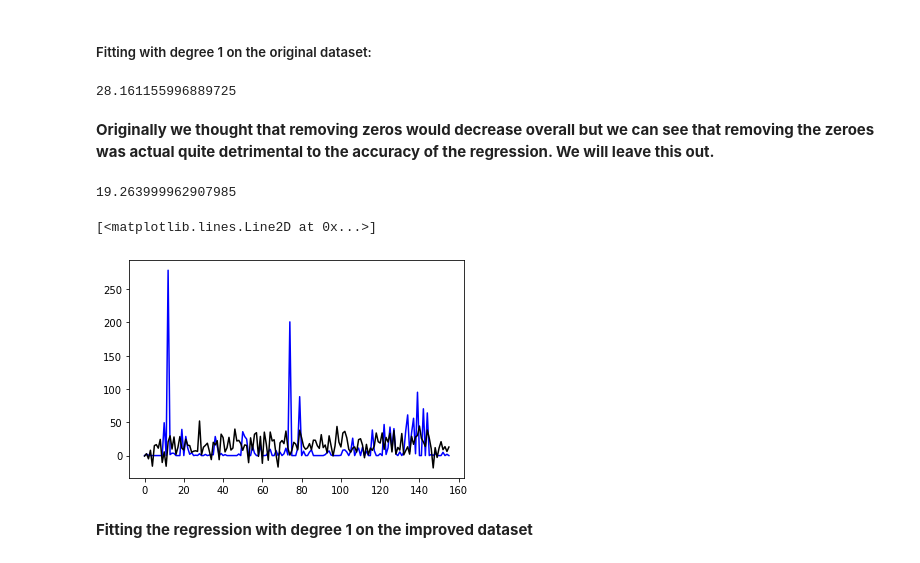
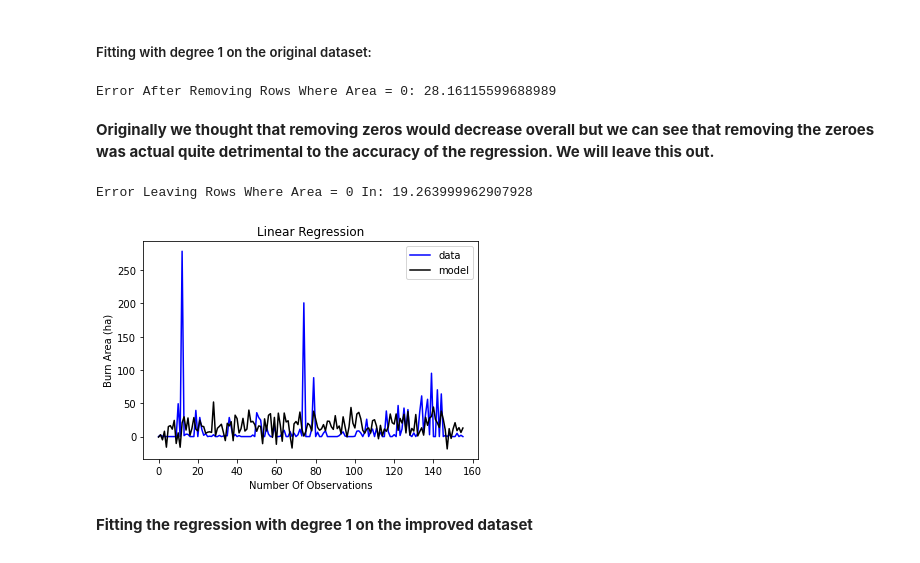
Before and after one commit to CrepeTown/ForestFireBurnAreaPrediction, a Jupyter notebook: Forest Fire Burn Area Prediction - CS345 Final Project.ipynb, the cells around one changed output. Saved outputs shown, nothing was run; the diff lists cells and outputs as text; code cells hidden in the pictures.

```diff
--- a/Forest Fire Burn Area Prediction - CS345 Final Project.ipynb
+++ b/Forest Fire Burn Area Prediction - CS345 Final Project.ipynb
@@ -91,9 +92,10 @@ linreg.fit(X_train, y_train)
 
 y_pred = linreg.predict(X_test)
 # %%
-np.mean(np.abs(y_pred-y_test)) #Error calculation
+linReg_no0 = np.mean(np.abs(y_pred-y_test))
+print('Error After Removing Rows Where Area = 0:', linReg_no0) #Error calculation
 # %% [output]
-28.161155996889725
+Error After Removing Rows Where Area = 0: 28.16115599688989
 # %% [markdown]
 **Originally we thought that removing zeros would decrease overall but we can see that removing the zeroes was actual quite detrimental to the accuracy of the regression. We will leave this out.**
 # %%
@@ -103,15 +105,19 @@ linreg.fit(X_train, y_train)
 
 y_pred = linreg.predict(X_test)
 # %%
-np.mean(np.abs(y_pred-y_test)) #Error calculation
+print('Error Leaving Rows Where Area = 0 In:', np.mean(np.abs(y_pred-y_test))) #Error calculation
 # %% [output]
-19.263999962907985
+Error Leaving Rows Where Area = 0 In: 19.263999962907928
-# %%
-plt.plot(y_test, color='blue')
-plt.plot(y_pred, color='black')
-# %% [output]
-[<matplotlib.lines.Line2D at 0x...>]
-[figure, removed]
+# %%
+plt.plot(y_test, color='blue', label = 'data')
+plt.plot(y_pred, color='black', label = 'model')
+plt.ylabel('Burn Area (ha)')
+plt.xlabel('Number Of Observations')
+plt.legend(loc="upper right")
+plt.title('Linear Regression')
+plt.show()
+# %% [output]
+[figure, added]
 # %% [markdown]
 **Fitting the regression with degree 1 on the improved dataset**
 # %%
```
Also changed, not shown: parts of 25 cells of this notebook.
